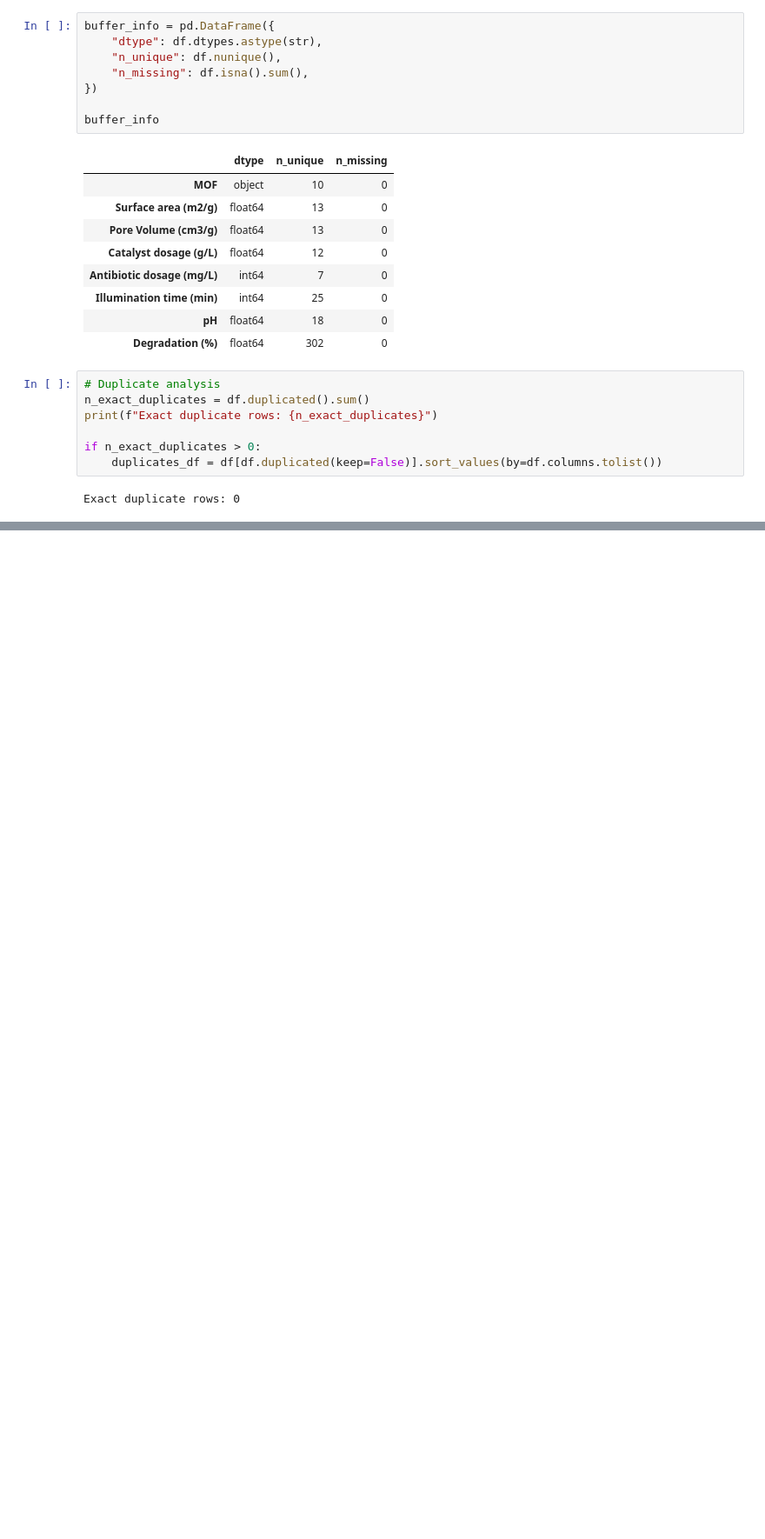
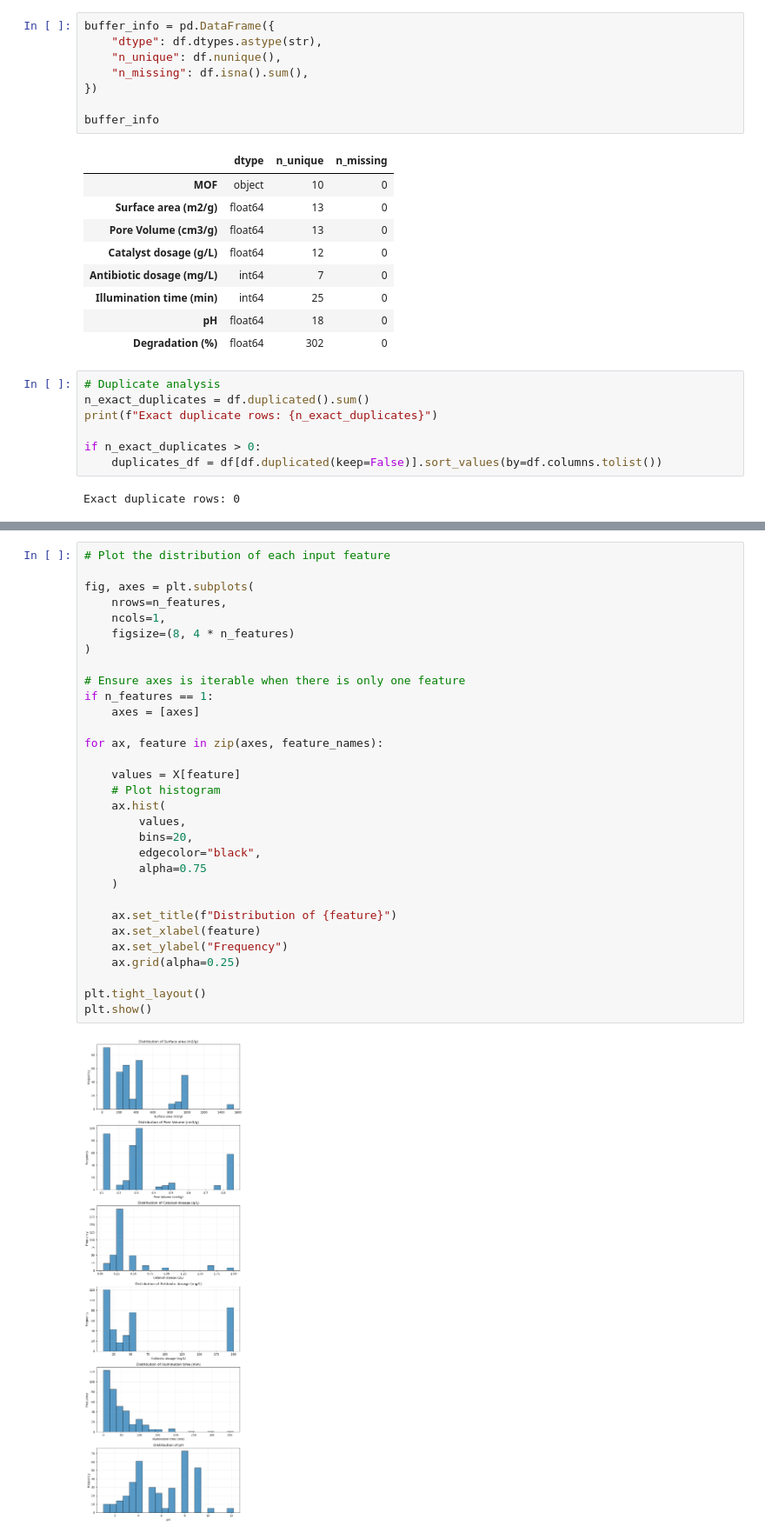
Before and after one commit to Reza-Zng/TC-degradation-by-MOFs, a Jupyter notebook: src/GPR_Model.ipynb, the cells around one changed output, grey strips where cells are left out. Shown at 87% size. Drawn from its saved outputs; the diff is of its cells as text; blank space fills up the shorter version.

```diff
--- a/src/GPR_Model.ipynb
+++ b/src/GPR_Model.ipynb
@@ -172 +125,34 @@ UNIVARIATE DESCRIPTIVE STATISTICS
+# %%
+# Plot the distribution of each input feature
+
+fig, axes = plt.subplots(
+    nrows=n_features,
+    ncols=1,
+    figsize=(8, 4 * n_features)
+)
+
+# Ensure axes is iterable when there is only one feature
+if n_features == 1:
+    axes = [axes]
+
+for ax, feature in zip(axes, feature_names):
+
+    values = X[feature]
+    # Plot histogram
+    ax.hist(
+        values,
+        bins=20,
+        edgecolor="black",
+        alpha=0.75
+    )
+
+    ax.set_title(f"Distribution of {feature}")
+    ax.set_xlabel(feature)
+    ax.set_ylabel("Frequency")
+    ax.grid(alpha=0.25)
+
+plt.tight_layout()
+plt.show()
+# %% [output]
+[figure, added]
 # %%
```
Also changed, not shown: parts of 26 cells of this notebook.
